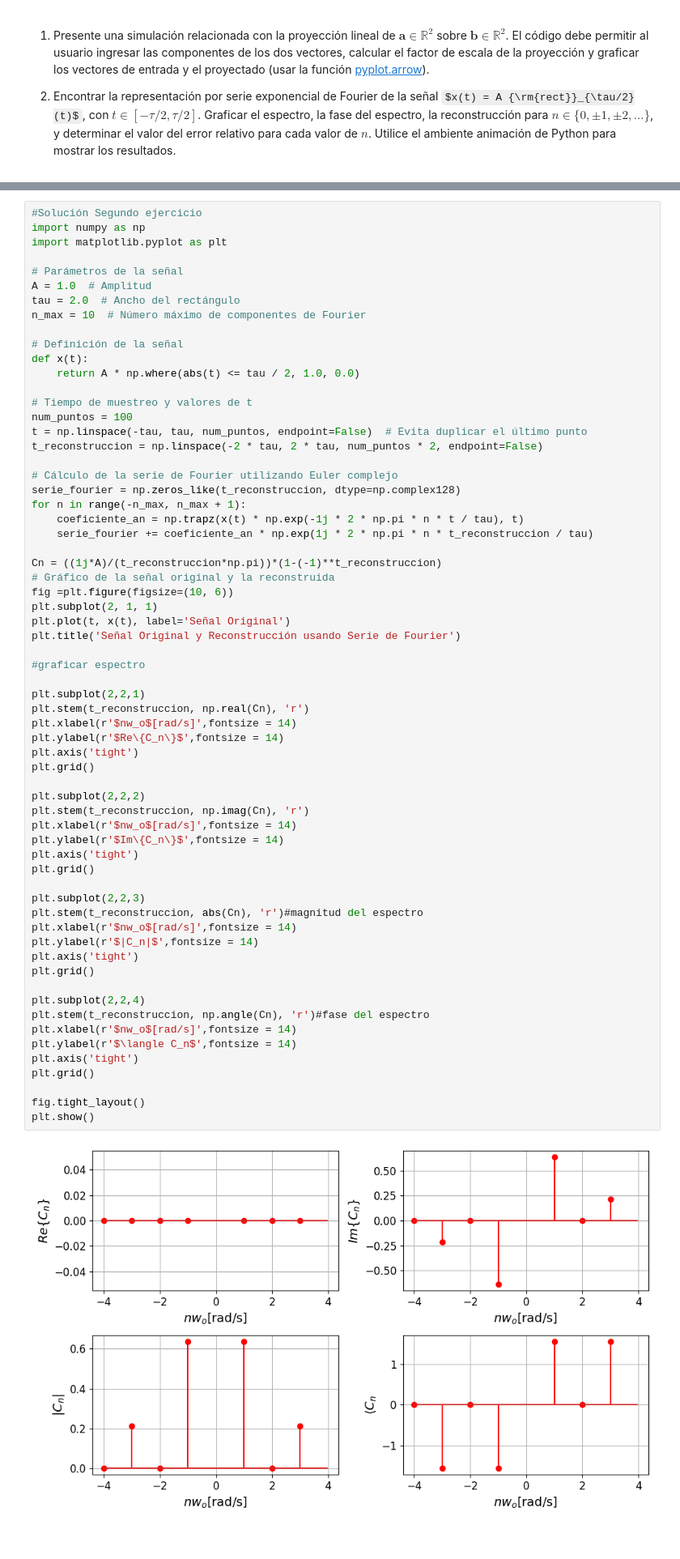
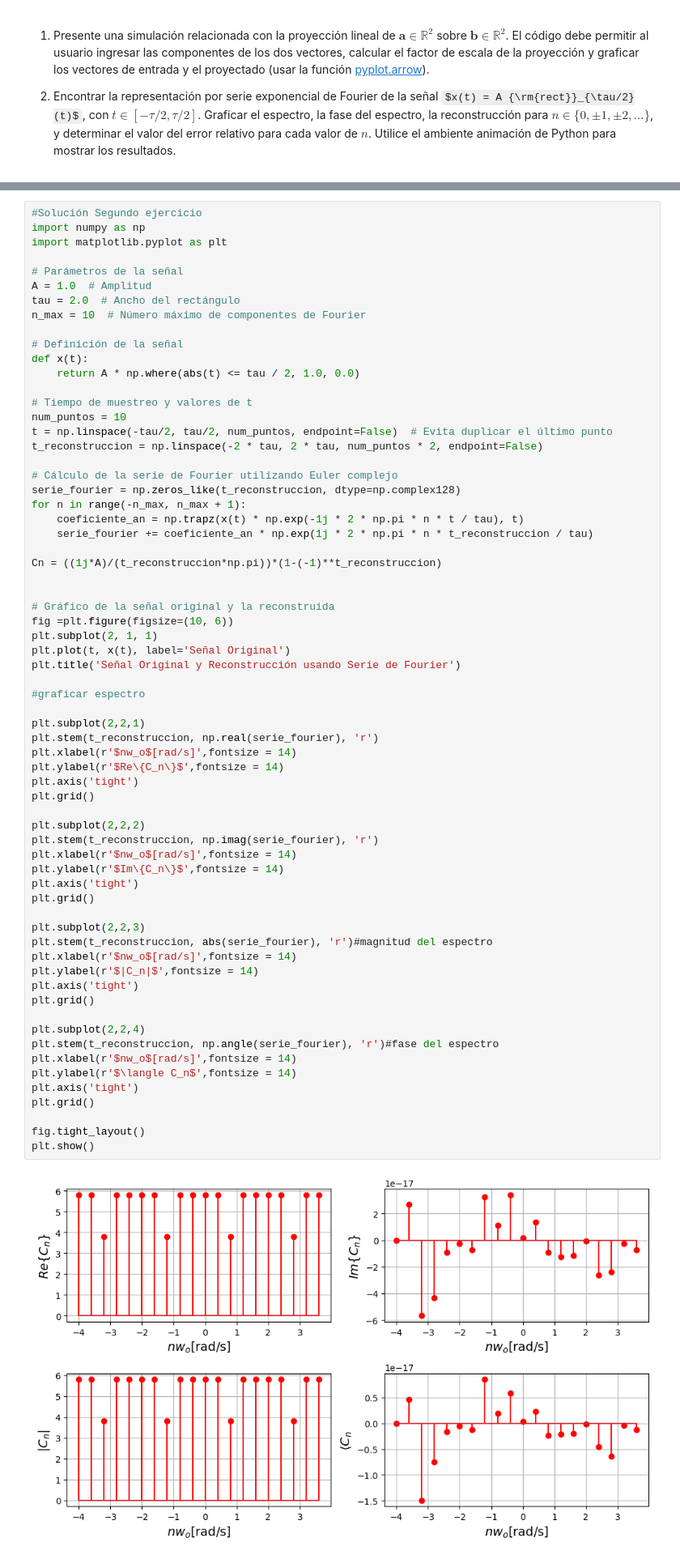
Before and after one commit to MichaelDeyid/Ejercicios, a Jupyter notebook: Ejercicios_serie_de_Fourier_.ipynb, the cells around one changed output, grey strips where cells are left out. Shown: that part at 81% size. Drawn from its saved outputs; the diff is of its cells as text; some formulas as TeX source.

```diff
--- a/Ejercicios_serie_de_Fourier_.ipynb
+++ b/Ejercicios_serie_de_Fourier_.ipynb
@@ -78,8 +78,8 @@ def x(t):
     return A * np.where(abs(t) <= tau / 2, 1.0, 0.0)
 
 # Tiempo de muestreo y valores de t
-num_puntos = 100
-t = np.linspace(-tau, tau, num_puntos, endpoint=False)  # Evita duplicar el último punto
+num_puntos = 10
+t = np.linspace(-tau/2, tau/2, num_puntos, endpoint=False)  # Evita duplicar el último punto
 t_reconstruccion = np.linspace(-2 * tau, 2 * tau, num_puntos * 2, endpoint=False)
 
 # Cálculo de la serie de Fourier utilizando Euler complejo
@@ -89,6 +89,8 @@ for n in range(-n_max, n_max + 1):
     serie_fourier += coeficiente_an * np.exp(1j * 2 * np.pi * n * t_reconstruccion / tau)
 
 Cn = ((1j*A)/(t_reconstruccion*np.pi))*(1-(-1)**t_reconstruccion)
+
+
 # Gráfico de la señal original y la reconstruida
 fig =plt.figure(figsize=(10, 6))
 plt.subplot(2, 1, 1)
@@ -97,35 +99,35 @@ plt.title('Señal Original y Reconstrucción usando Serie de Fourier')
 
 #graficar espectro
 
 plt.subplot(2,2,1)
-plt.stem(t_reconstruccion, np.real(Cn), 'r')
+plt.stem(t_reconstruccion, np.real(serie_fourier), 'r')
 plt.xlabel(r'$nw_o$[rad/s]',fontsize = 14)
 plt.ylabel(r'$Re\{C_n\}$',fontsize = 14)
 plt.axis('tight')
 plt.grid()
 
 plt.subplot(2,2,2)
-plt.stem(t_reconstruccion, np.imag(Cn), 'r')
+plt.stem(t_reconstruccion, np.imag(serie_fourier), 'r')
 plt.xlabel(r'$nw_o$[rad/s]',fontsize = 14)
 plt.ylabel(r'$Im\{C_n\}$',fontsize = 14)
 plt.axis('tight')
 plt.grid()
 
 plt.subplot(2,2,3)
-plt.stem(t_reconstruccion, abs(Cn), 'r')#magnitud del espectro
+plt.stem(t_reconstruccion, abs(serie_fourier), 'r')#magnitud del espectro
 plt.xlabel(r'$nw_o$[rad/s]',fontsize = 14)
 plt.ylabel(r'$|C_n|$',fontsize = 14)
 plt.axis('tight')
 plt.grid()
 
 plt.subplot(2,2,4)
-plt.stem(t_reconstruccion, np.angle(Cn), 'r')#fase del espectro
+plt.stem(t_reconstruccion, np.angle(serie_fourier), 'r')#fase del espectro
 plt.xlabel(r'$nw_o$[rad/s]',fontsize = 14)
 plt.ylabel(r'$\langle C_n$',fontsize = 14)
 plt.axis('tight')
 plt.grid()
 
 fig.tight_layout()
 plt.show()
 # %% [output]
-[figure, old version]
+[figure, new version]
```
